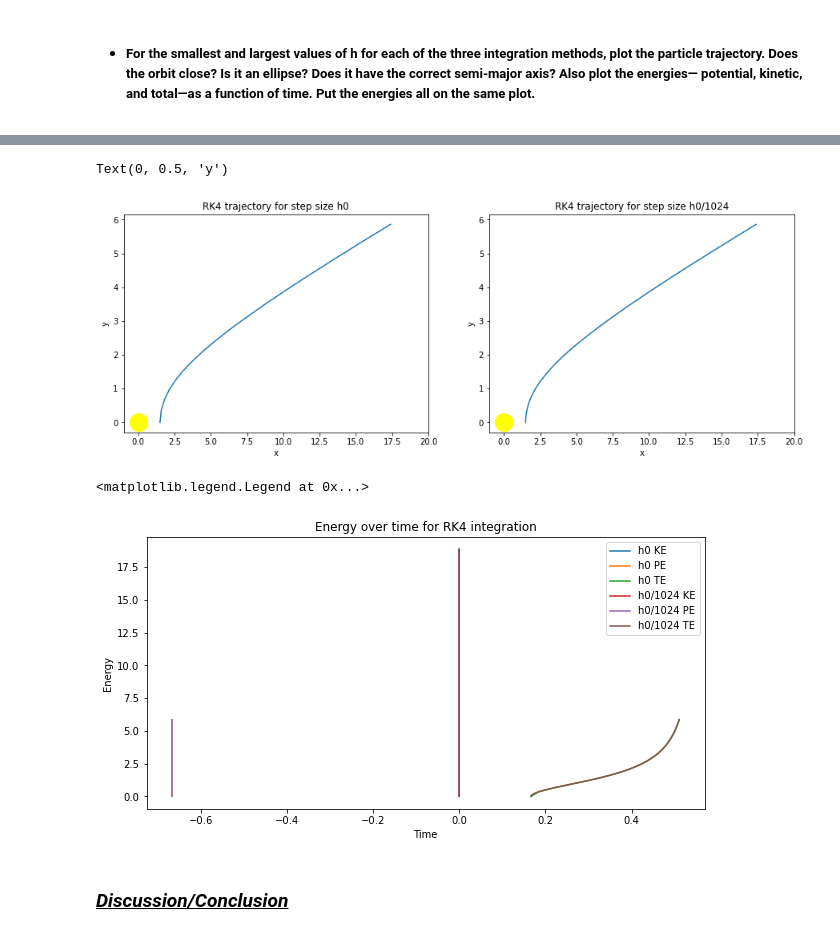
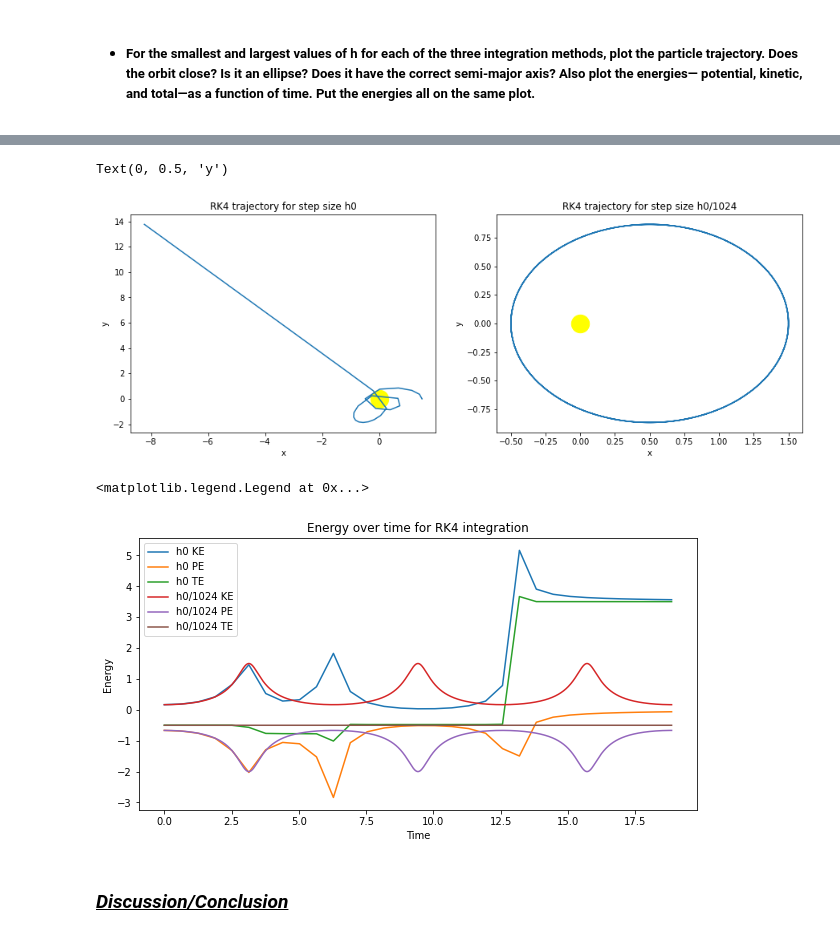
Before and after one commit to AriAtari/AST-projecy-group-10, a Jupyter notebook: Group10.ipynb, the cells around one changed output, grey strips where cells are left out. Drawn from its saved outputs; the diff is of its cells as text; code cells hidden in the pictures.

```diff
--- a/Group10.ipynb
+++ b/Group10.ipynb
@@ -342,7 +337,6 @@ plt.figure(figsize = (15,5))
 plt.subplot(121)
 plt.plot(RK4vals[0][1],RK4vals[0][2])
 plt.scatter(0,0,s = 500,color = 'yellow')
-plt.xlim(-1,20)
 plt.title('RK4 trajectory for step size h0')
 plt.xlabel('x')
 plt.ylabel('y')
@@ -350,31 +344,30 @@ plt.ylabel('y')
 plt.subplot(122)
 plt.plot(RK4vals[10][1],RK4vals[10][2])
 plt.scatter(0,0,s = 500,color = 'yellow')
-plt.xlim(-1,20)
 plt.title('RK4 trajectory for step size h0/1024')
 plt.xlabel('x')
 plt.ylabel('y')
 # %% [output]
 Text(0, 0.5, 'y')
-[figure, old version]
+[figure, new version]
 # %%
 # RK4 energies
 
 plt.figure(figsize = (10,5))
-plt.plot(RK4vals[0][3],RK4vals[0][0],label = 'h0 KE')
-plt.plot(RK4vals[0][4],RK4vals[0][2],label = 'h0 PE')
-plt.plot(RK4vals[0][5],RK4vals[0][2],label = 'h0 TE')
+plt.plot(RK4vals[0][0],RK4vals[0][3],label = 'h0 KE')
+plt.plot(RK4vals[0][0],RK4vals[0][4],label = 'h0 PE')
+plt.plot(RK4vals[0][0],RK4vals[0][5],label = 'h0 TE')
 
-plt.plot(RK4vals[10][3],RK4vals[10][0],label = 'h0/1024 KE')
-plt.plot(RK4vals[10][4],RK4vals[10][2],label = 'h0/1024 PE')
-plt.plot(RK4vals[10][5],RK4vals[10][2],label = 'h0/1024 TE')
+plt.plot(RK4vals[10][0],RK4vals[10][3],label = 'h0/1024 KE')
+plt.plot(RK4vals[10][0],RK4vals[10][4],label = 'h0/1024 PE')
+plt.plot(RK4vals[10][0],RK4vals[10][5],label = 'h0/1024 TE')
 
 plt.title('Energy over time for RK4 integration')
 plt.ylabel('Energy')
 plt.xlabel('Time')
 plt.legend()
 # %% [output]
 <matplotlib.legend.Legend at 0x...>
-[figure, old version]
+[figure, new version]
 # %% [markdown]
 ### <u>_Discussion/Conclusion_
```
Also changed, not shown: parts of 7 cells of this notebook, 1 other file.
